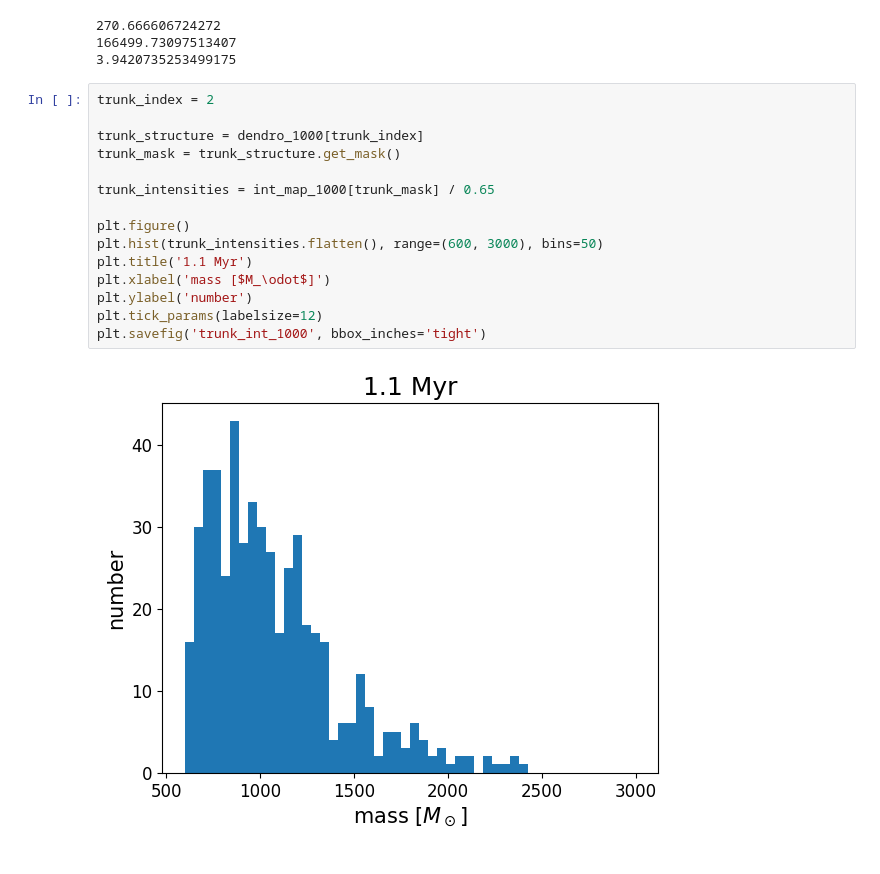
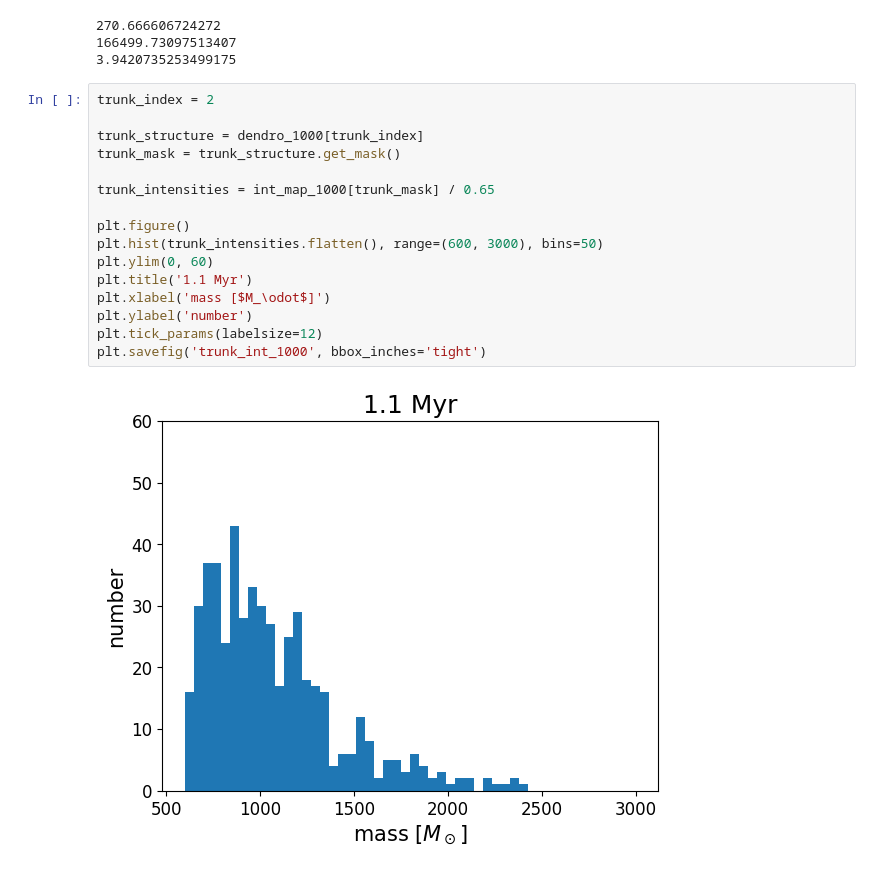
Before and after one commit to kotora260/StarGen, a Jupyter notebook: dendro2D_1000.ipynb, the cells around one changed output. Saved outputs shown, nothing was run; the diff lists cells and outputs as text.

```diff
--- a/dendro2D_1000.ipynb
+++ b/dendro2D_1000.ipynb
@@ -530,17 +530,18 @@ print(inner_vir_ave)
 # %%
 trunk_index = 2
 
 trunk_structure = dendro_1000[trunk_index]
 trunk_mask = trunk_structure.get_mask()
 
 trunk_intensities = int_map_1000[trunk_mask] / 0.65
 
 plt.figure()
 plt.hist(trunk_intensities.flatten(), range=(600, 3000), bins=50)
+plt.ylim(0, 60)
 plt.title('1.1 Myr')
 plt.xlabel('mass [$M_\odot$]')
 plt.ylabel('number')
 plt.tick_params(labelsize=12)
 plt.savefig('trunk_int_1000', bbox_inches='tight')
 # %% [output]
-[figure, old version]
+[figure, new version]
```
Also changed, not shown: 7 other files.
